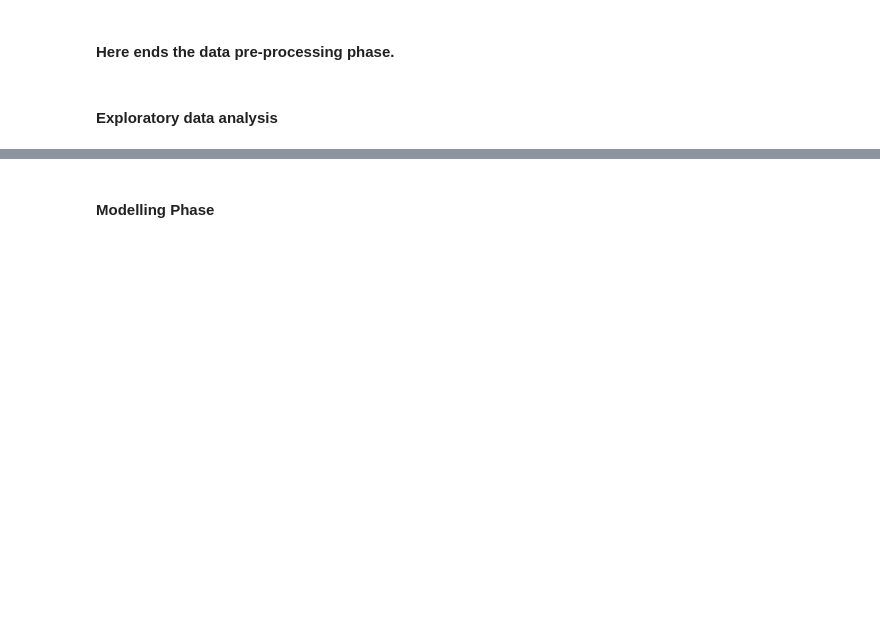
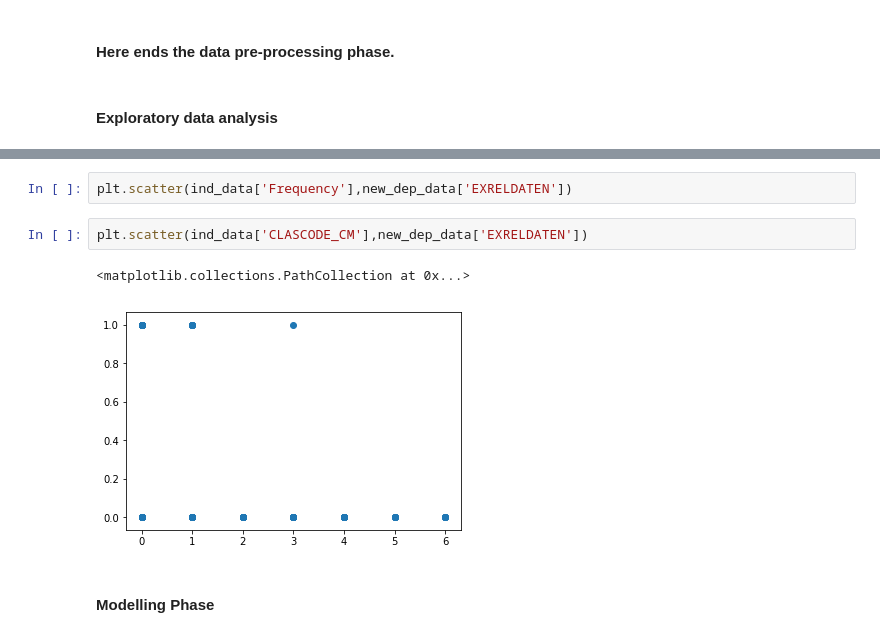
Before and after one commit to mohan-aditya05/churn_modelling, a Jupyter notebook: Churn Modelling Notebook.ipynb, the cells around one changed output, grey strips where cells are left out. Cells and saved outputs as stored; diff of their text form; blank space fills up the shorter version.

```diff
--- a/Churn Modelling Notebook.ipynb
+++ b/Churn Modelling Notebook.ipynb
@@ -900,2 +897,9 @@ plt.scatter(ind_data['avg'],new_dep_data['EXRELDATEN'])
+# %%
+plt.scatter(ind_data['Frequency'],new_dep_data['EXRELDATEN'])
+# %%
+plt.scatter(ind_data['CLASCODE_CM'],new_dep_data['EXRELDATEN'])
+# %% [output]
+<matplotlib.collections.PathCollection at 0x...>
+[figure, added]
 # %% [markdown]
 #### Modelling Phase
```
Also changed, not shown: parts of 45 cells of this notebook, 1 other file.
